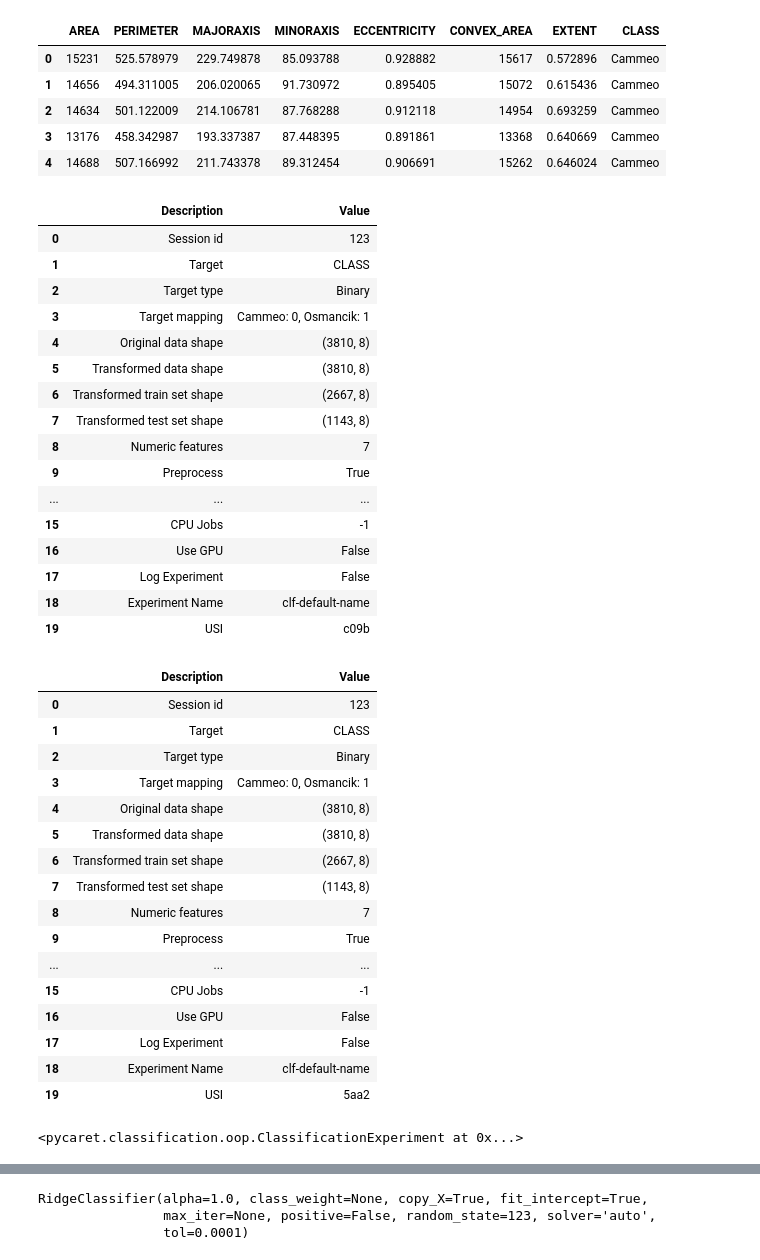
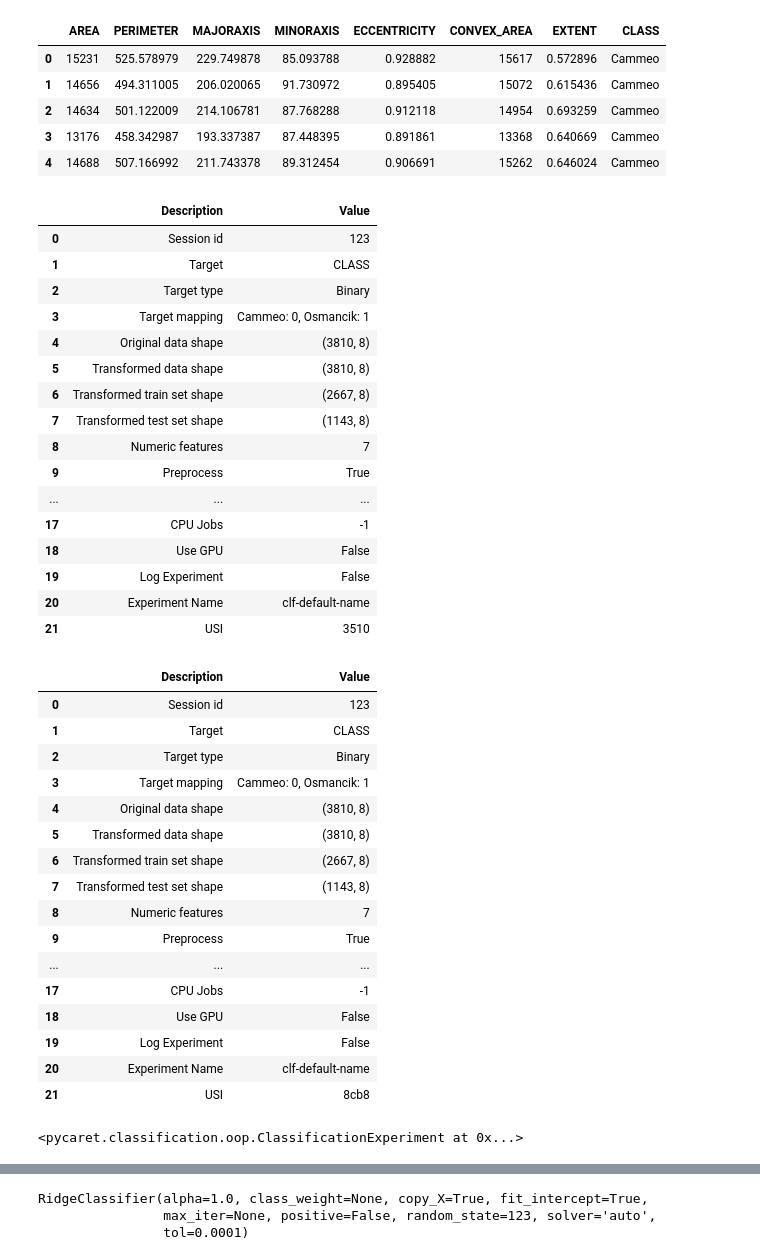
Before and after one commit to NabilaAtiraQurratulAini/PSDataA, a Jupyter notebook: _sources/Tugas/PyCaret Rice Cammeo & Osmancik_.ipynb, the cells around one changed output, grey strips where cells are left out. Saved outputs shown, nothing was run; the diff lists cells and outputs as text; code cells hidden in the pictures.

```diff
--- a/_sources/Tugas/PyCaret Rice Cammeo & Osmancik_.ipynb
+++ b/_sources/Tugas/PyCaret Rice Cammeo & Osmancik_.ipynb
@@ -49,29 +49,30 @@ data_nabila.head()
 | 4 | 14688 | 507.166992 | 211.743378 | 89.312454 | 0.906691 | 15262 | 0.646024 | Cammeo |
 # %%
 from pycaret.classification import *
-s = setup(data_nabila, target = 'CLASS', session_id = 123)
+# Inisialisasi ekperimen PyCaret
+s = setup(data_nabila, target = 'CLASS', normalize=True, normalize_method='zscore', session_id = 123)
 # %% [output]
 |  | Description | Value |
 | 0 | Session id | 123 |
 | 1 | Target | CLASS |
 | 2 | Target type | Binary |
 | 3 | Target mapping | Cammeo: 0, Osmancik: 1 |
 | 4 | Original data shape | (3810, 8) |
 | 5 | Transformed data shape | (3810, 8) |
 | 6 | Transformed train set shape | (2667, 8) |
 | 7 | Transformed test set shape | (1143, 8) |
 | 8 | Numeric features | 7 |
 | 9 | Preprocess | True |
 | ... | ... | ... |
-| 15 | CPU Jobs | -1 |
-| 16 | Use GPU | False |
-| 17 | Log Experiment | False |
-| 18 | Experiment Name | clf-default-name |
-| 19 | USI | c09b |
+| 17 | CPU Jobs | -1 |
+| 18 | Use GPU | False |
+| 19 | Log Experiment | False |
+| 20 | Experiment Name | clf-default-name |
+| 21 | USI | 3510 |
 # %%
 from pycaret.classification import ClassificationExperiment
 s = ClassificationExperiment()
-s.setup(data_nabila, target = 'CLASS', session_id = 123)
+s.setup(data_nabila, target = 'CLASS', normalize=True, normalize_method='zscore', session_id = 123)
 # %% [output]
 |  | Description | Value |
 | 0 | Session id | 123 |
@@ -85,11 +86,11 @@ s.setup(data_nabila, target = 'CLASS', session_id = 123)
 | 8 | Numeric features | 7 |
 | 9 | Preprocess | True |
 | ... | ... | ... |
-| 15 | CPU Jobs | -1 |
-| 16 | Use GPU | False |
-| 17 | Log Experiment | False |
-| 18 | Experiment Name | clf-default-name |
-| 19 | USI | 5aa2 |
+| 17 | CPU Jobs | -1 |
+| 18 | Use GPU | False |
+| 19 | Log Experiment | False |
+| 20 | Experiment Name | clf-default-name |
+| 21 | USI | 8cb8 |
 <pycaret.classification.oop.ClassificationExperiment at 0x...>
 # %%
 # functional API
```
Also changed, not shown: parts of 11 cells of this notebook, 17 other files.
